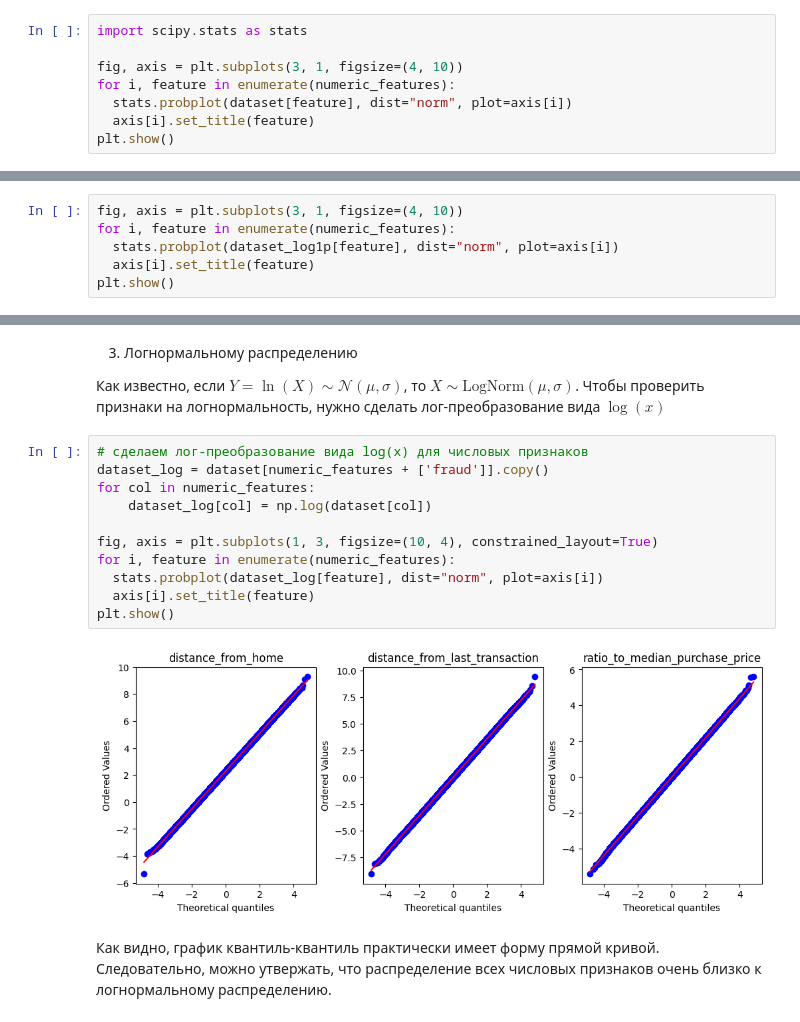
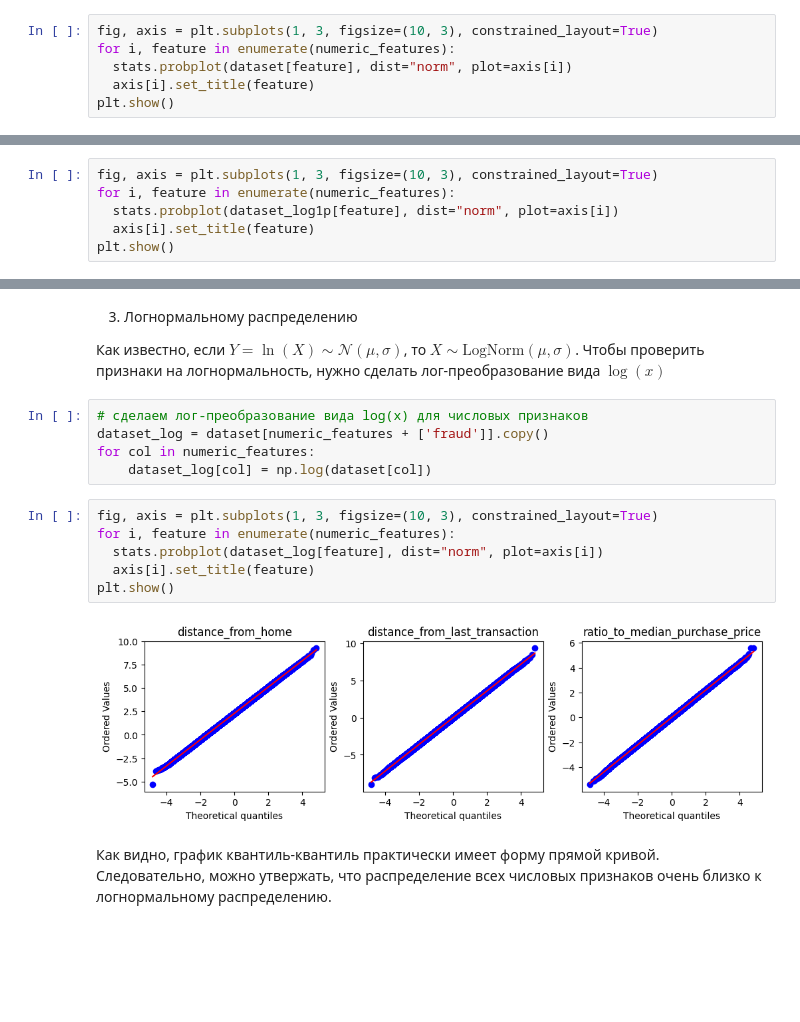
Before and after one commit to antohachekhov/Credit-Card-Fraud, a Jupyter notebook: eda_dataset.ipynb, the cells around one changed output, grey strips where cells are left out. Saved outputs shown, nothing was run; the diff lists cells and outputs as text; blank space fills up the shorter version.

```diff
--- a/eda_dataset.ipynb
+++ b/eda_dataset.ipynb
@@ -194,7 +197,5 @@ sns.pairplot(dataset_log1p, hue="fraud")
 # %%
-import scipy.stats as stats
-
-fig, axis = plt.subplots(3, 1, figsize=(4, 10))
+fig, axis = plt.subplots(1, 3, figsize=(10, 3), constrained_layout=True)
 for i, feature in enumerate(numeric_features):
   stats.probplot(dataset[feature], dist="norm", plot=axis[i])
   axis[i].set_title(feature)
@@ -206,7 +207,7 @@ plt.show()
 # %% [markdown]
 2. Нормальному распределению после преобразования $\log(x+1)$
 # %%
-fig, axis = plt.subplots(3, 1, figsize=(4, 10))
+fig, axis = plt.subplots(1, 3, figsize=(10, 3), constrained_layout=True)
 for i, feature in enumerate(numeric_features):
   stats.probplot(dataset_log1p[feature], dist="norm", plot=axis[i])
   axis[i].set_title(feature)
@@ -219,19 +220,19 @@ plt.show()
 3. Логнормальному распределению
 
 Как известно, если $Y=\ln(X)\sim\mathcal{N}(\mu,\sigma)$, то $X\sim\text{LogNorm}(\mu,\sigma)$. Чтобы проверить признаки на логнормальность, нужно сделать лог-преобразование вида $\log(x)$
+# %%
+# сделаем лог-преобразование вида log(x) для числовых признаков
+dataset_log = dataset[numeric_features + ['fraud']].copy()
+for col in numeric_features:
+    dataset_log[col] = np.log(dataset[col])
 # %%
-# сделаем лог-преобразование вида log(x) для числовых признаков
-dataset_log = dataset[numeric_features + ['fraud']].copy()
-for col in numeric_features:
-    dataset_log[col] = np.log(dataset[col])
-
-fig, axis = plt.subplots(1, 3, figsize=(10, 4), constrained_layout=True)
+fig, axis = plt.subplots(1, 3, figsize=(10, 3), constrained_layout=True)
 for i, feature in enumerate(numeric_features):
   stats.probplot(dataset_log[feature], dist="norm", plot=axis[i])
   axis[i].set_title(feature)
 plt.show()
 # %% [output]
-[figure, old version]
+[figure, new version]
 # %% [markdown]
 Как видно, график квантиль-квантиль практически имеет форму прямой кривой. Следовательно, можно утвержать, что распределение всех числовых признаков очень близко к логнормальному распределению.
 # %% [markdown]
```
Also changed, not shown: parts of 16 cells of this notebook.
